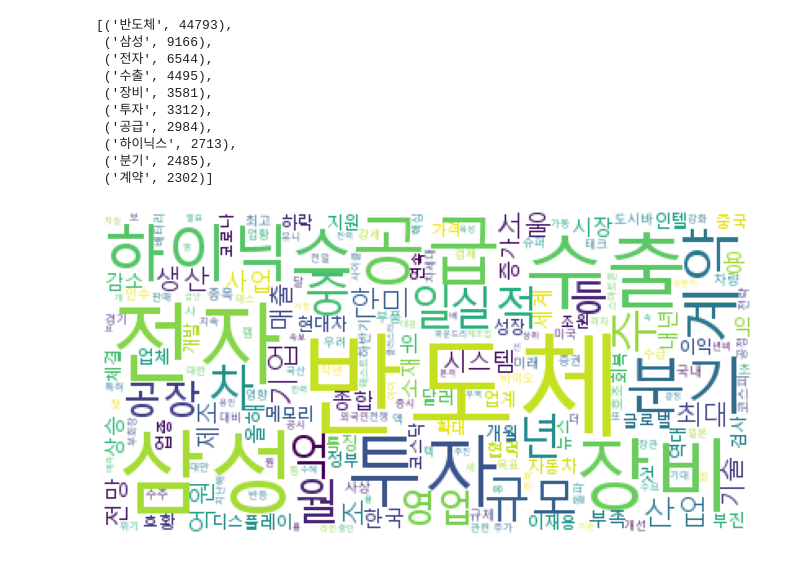
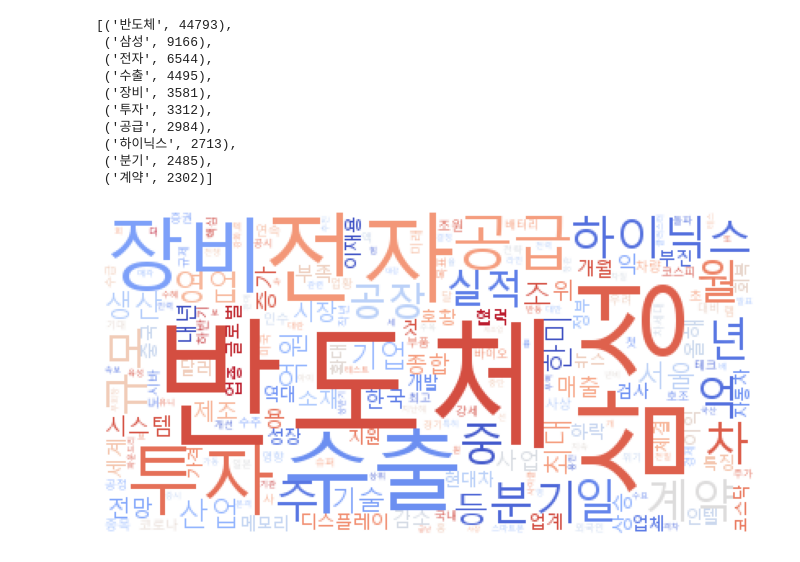
Before and after one commit to youngai1112/HK_Project, a Jupyter notebook: 7_자연어처리/04_네이버증권_한자번역.ipynb, the cells around one changed output. Cells and saved outputs as stored; diff of their text form; code cells hidden in the pictures.

```diff
--- a/7_자연어처리/04_네이버증권_한자번역.ipynb
+++ b/7_자연어처리/04_네이버증권_한자번역.ipynb
@@ -487,12 +452,13 @@ data[:10]
 # %%
 wc = WordCloud(
     font_path='c:/Windows/Fonts/malgun.ttf',
-    relative_scaling=0.2, background_color='white'
+    relative_scaling=0.2, background_color='white',
+    colormap='coolwarm'
 ).generate_from_frequencies(dict(data))
 
 plt.figure(figsize=(12,6))
 plt.imshow(wc)
 plt.axis('off')
 plt.show()
 # %% [output]
-[figure, old version]
+[figure, new version]
```
Also changed, not shown: parts of 1 cell of this notebook.
